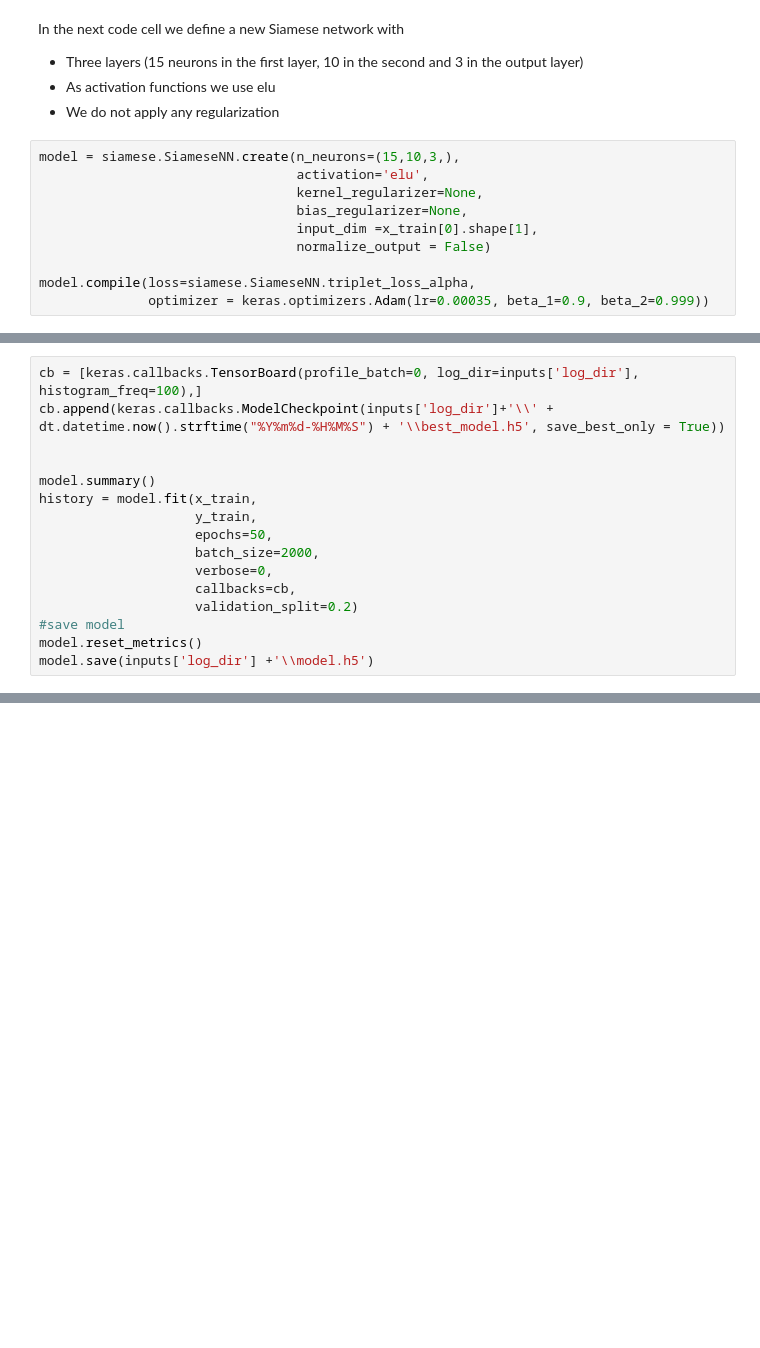
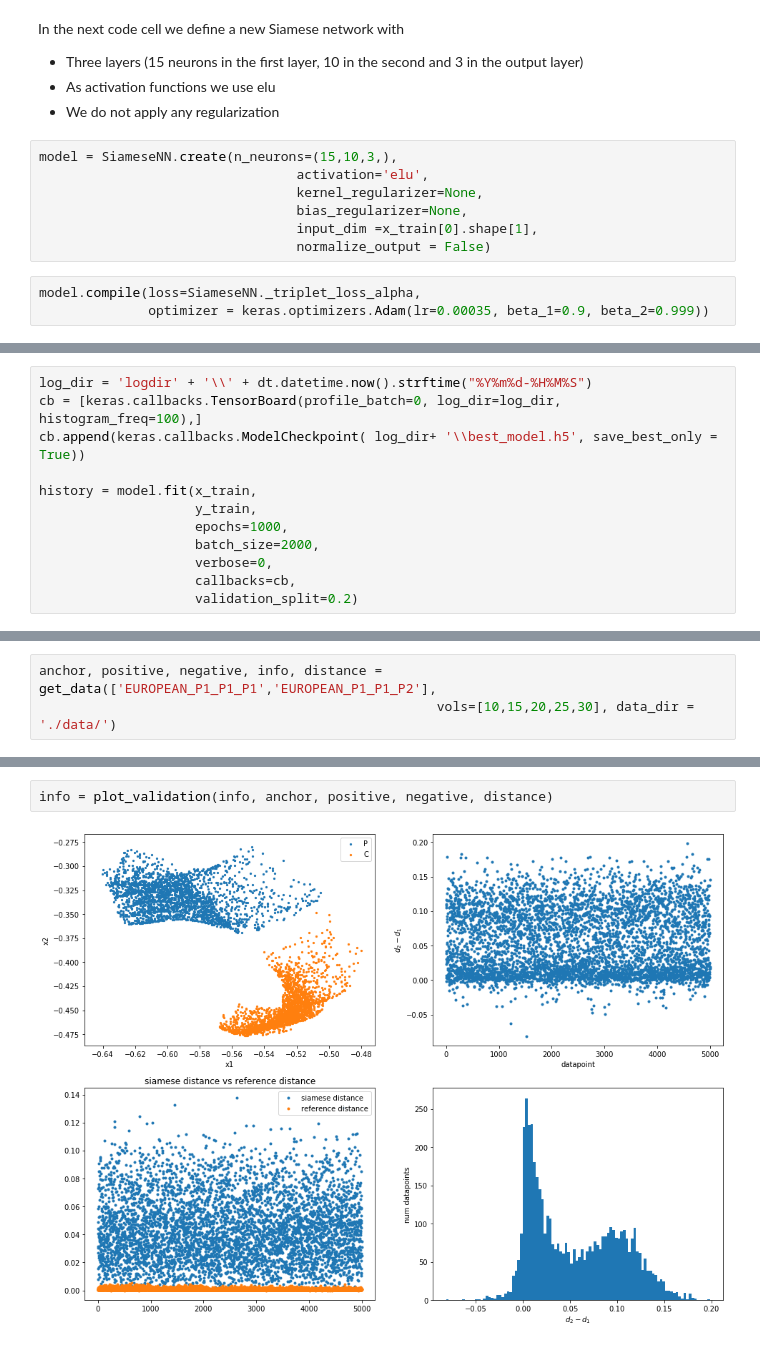
Before and after one commit to zafmah/ml_finance, a Jupyter notebook: peer_scoring_siamese/siamese.ipynb, the cells around one changed output, grey strips where cells are left out. Drawn from its saved outputs; the diff is of its cells as text; blank space fills up the shorter version.

```diff
--- a/peer_scoring_siamese/siamese.ipynb
+++ b/peer_scoring_siamese/siamese.ipynb
@@ -217,13 +220,13 @@ In the next code cell we define a new Siamese network with
 - As activation functions we use elu
 - We do not apply any regularization
 # %%
-model = siamese.SiameseNN.create(n_neurons=(15,10,3,),
+model = SiameseNN.create(n_neurons=(15,10,3,),
                                  activation='elu',
                                  kernel_regularizer=None,
                                  bias_regularizer=None,
                                  input_dim =x_train[0].shape[1],
                                  normalize_output = False)
-
-model.compile(loss=siamese.SiameseNN.triplet_loss_alpha,
-              optimizer = keras.optimizers.Adam(lr=0.00035, beta_1=0.9, beta_2=0.999))
+# %%
+model.compile(loss=SiameseNN._triplet_loss_alpha,
+              optimizer = keras.optimizers.Adam(lr=0.00035, beta_1=0.9, beta_2=0.999))
 # %% [markdown]
@@ -231,16 +236,12 @@ model.compile(loss=siamese.SiameseNN.triplet_loss_alpha,
 # %%
-cb = [keras.callbacks.TensorBoard(profile_batch=0, log_dir=inputs['log_dir'], histogram_freq=100),]
-cb.append(keras.callbacks.ModelCheckpoint(inputs['log_dir']+'\\' + dt.datetime.now().strftime("%Y%m%d-%H%M%S") + '\\best_model.h5', save_best_only = True))
+log_dir = 'logdir' + '\\' + dt.datetime.now().strftime("%Y%m%d-%H%M%S")
+cb = [keras.callbacks.TensorBoard(profile_batch=0, log_dir=log_dir, histogram_freq=100),]
+cb.append(keras.callbacks.ModelCheckpoint( log_dir+ '\\best_model.h5', save_best_only = True))
 
-
-model.summary()
 history = model.fit(x_train,
                     y_train,
-                    epochs=50,
+                    epochs=1000,
                     batch_size=2000,
                     verbose=0,
                     callbacks=cb,
                     validation_split=0.2)
-#save model
-model.reset_metrics()
-model.save(inputs['log_dir'] +'\\model.h5')
@@ -272,0 +429,3 @@ TypeError: 'History' object is not subscriptable
+# %%
+anchor, positive, negative, info, distance = get_data(['EUROPEAN_P1_P1_P1','EUROPEAN_P1_P1_P2'],
+                                                   vols=[10,15,20,25,30], data_dir = './data/')
@@ -272,0 +436,4 @@ TypeError: 'History' object is not subscriptable
+# %%
+info = plot_validation(info, anchor, positive, negative, distance)
+# %% [output]
+[figure, added]
```
Also changed, not shown: parts of 22 cells of this notebook.
